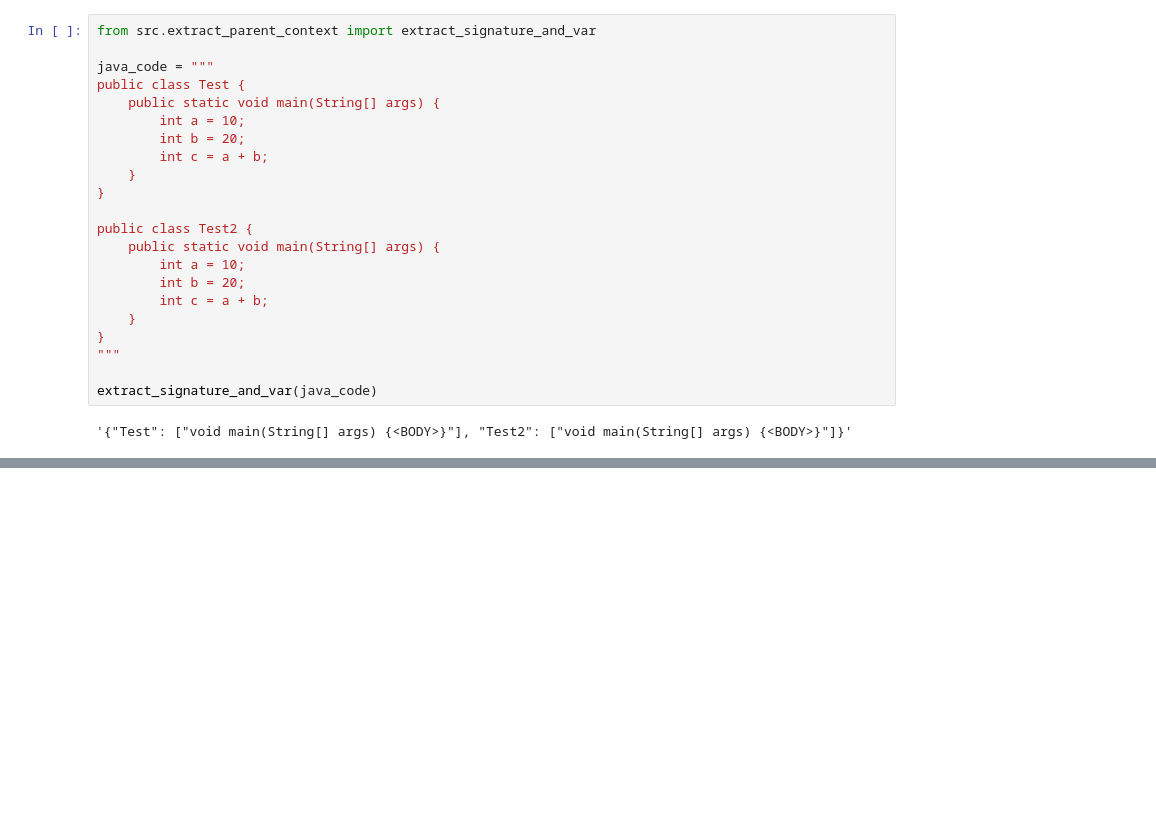
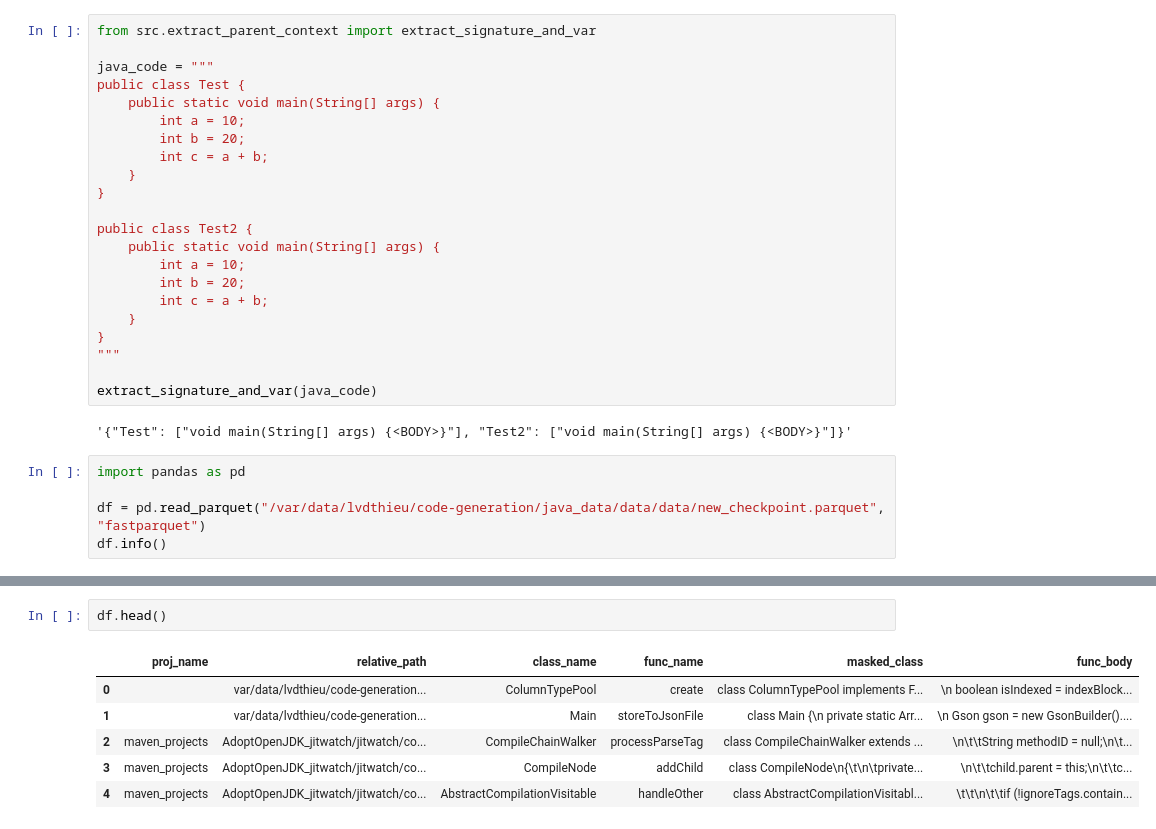
Before and after one commit to echodrift/code-generation, a Jupyter notebook: java_data/check.ipynb, the cells around one changed output, grey strips where cells are left out. Cells and saved outputs as stored; diff of their text form; blank space fills up the shorter version.

```diff
--- a/java_data/check.ipynb
+++ b/java_data/check.ipynb
@@ -147,3 +147,8 @@ public class Test2 {
 extract_signature_and_var(java_code)
 # %% [output]
 '{"Test": ["void main(String[] args) {<BODY>}"], "Test2": ["void main(String[] args) {<BODY>}"]}'
+# %%
+import pandas as pd
+
+df = pd.read_parquet("/var/data/lvdthieu/code-generation/java_data/data/data/new_checkpoint.parquet", "fastparquet")
+df.info()
@@ -149,0 +169,9 @@ extract_signature_and_var(java_code)
+# %%
+df.head()
+# %% [output]
+|  | proj_name | relative_path | class_name | func_name | masked_class | func_body |
+| 0 |  | var/data/lvdthieu/code-generation... | ColumnTypePool | create | class ColumnTypePool implements F... | \n boolean isIndexed = indexBlock... |
+| 1 |  | var/data/lvdthieu/code-generation... | Main | storeToJsonFile | class Main {\n private static Arr... | \n Gson gson = new GsonBuilder().... |
+| 2 | maven_projects | AdoptOpenJDK_jitwatch/jitwatch/co... | CompileChainWalker | processParseTag | class CompileChainWalker extends ... | \n\t\tString methodID = null;\n\t... |
+| 3 | maven_projects | AdoptOpenJDK_jitwatch/jitwatch/co... | CompileNode | addChild | class CompileNode\n{\t\n\tprivate... | \n\t\tchild.parent = this;\n\t\tc... |
+| 4 | maven_projects | AdoptOpenJDK_jitwatch/jitwatch/co... | AbstractCompilationVisitable | handleOther | class AbstractCompilationVisitabl... | \t\t\n\t\tif (!ignoreTags.contain... |
```
Also changed, not shown: parts of 1 cell of this notebook, 3 other files.
